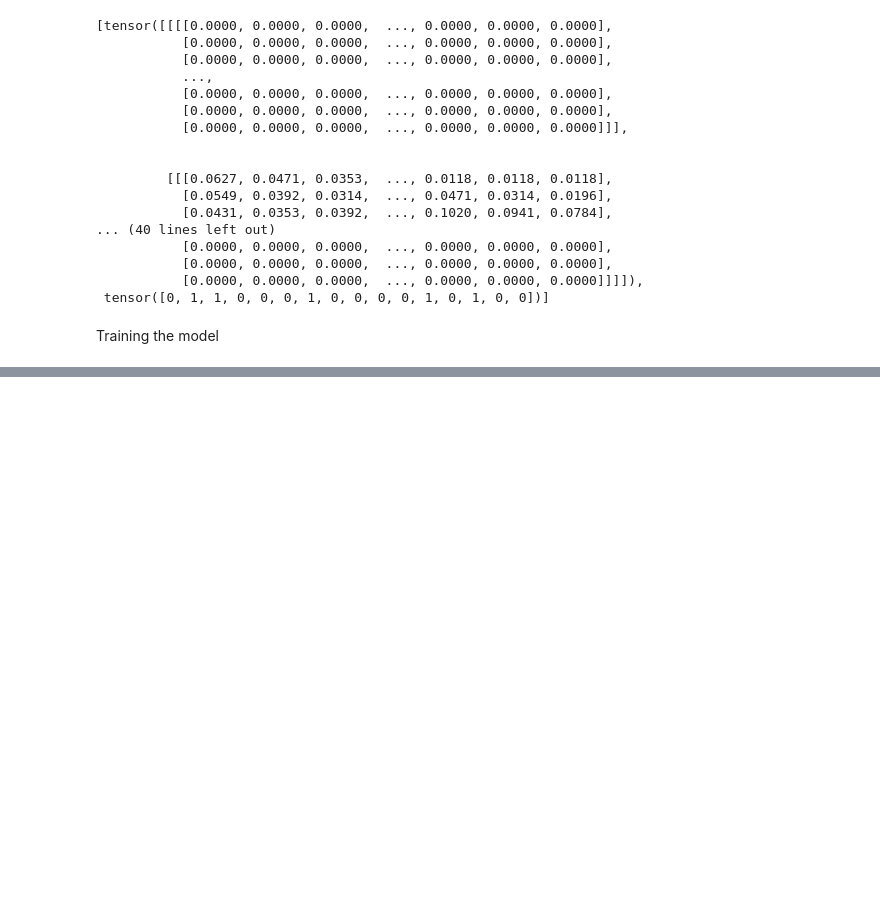
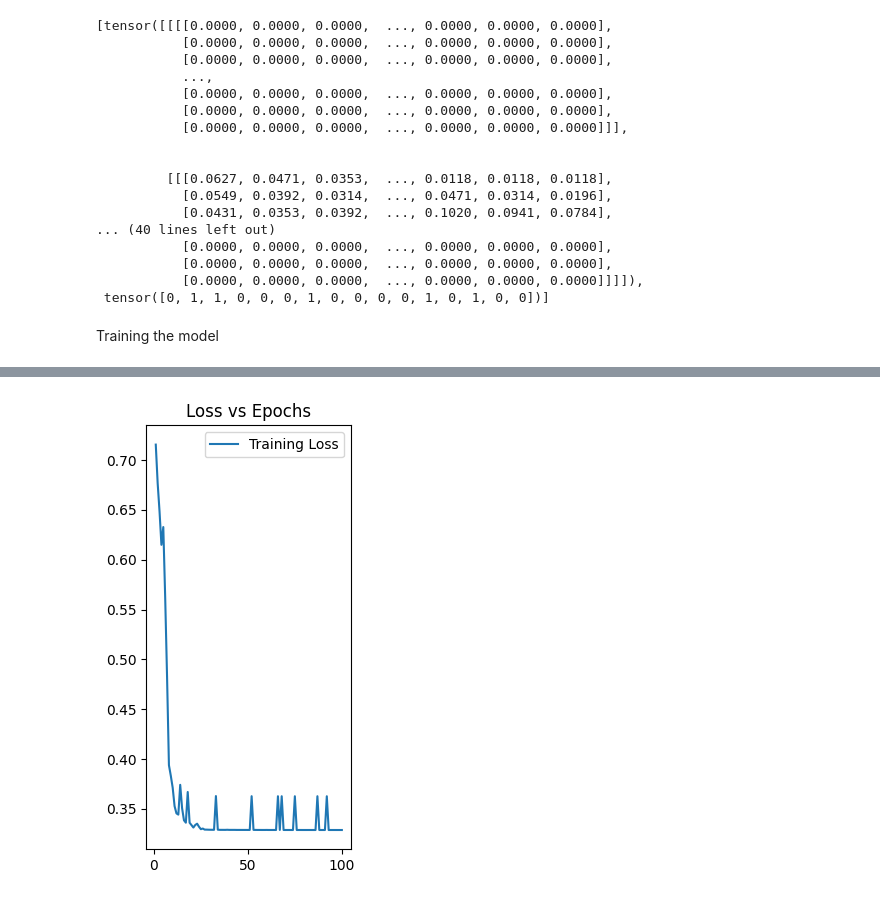
Before and after one commit to HP3-16/torch-learning, a Jupyter notebook: Projects/COVID-XRAY/main.ipynb, the cells around one changed output, grey strips where cells are left out. Drawn from its saved outputs; the diff is of its cells as text; code cells hidden in the pictures; blank space fills up the shorter version.

Commit message:
train viz

```diff
--- a/Projects/COVID-XRAY/main.ipynb
+++ b/Projects/COVID-XRAY/main.ipynb
@@ -123,23 +124,26 @@ optimizier = torch.optim.Adam(covid_model.parameters(),lr=3e-4)
 # %% [markdown]
 Training the model
 # %%
-num_epochs = 10
-
+num_epochs = 100
+losses = []
 def fit_model(num_epochs):
     for epoch in range(num_epochs):
         print("Epoch {}".format({epoch+1}))
-        idx = 1
-        for img,labels in train_dataloader:
-            preds = covid_model(img.to(device))
-            targets = torch.zeros(16,2,dtype=torch.float32)
+        curr_loss = []
+        for idx,batch in enumerate(iter(train_dataloader)):
+            x,y = batch
 
-            for i in range(16):
-                targets[i,labels[i]] = 1
+            covid_model.train()
+            pred = covid_model(x.to(device))
+            loss = loss_function(pred.to(device),y.to(device))
 
-            loss = loss_function(preds.to(device),targets.to(device))
             loss.backward()
 
             optimizier.step()
             optimizier.zero_grad()
 
-            print("Loss: {}".format(round(loss.item(),3)))
+            curr_loss.append(loss)
+
+        mean_epoch_loss = torch.tensor(curr_loss).mean()
+        losses.append(mean_epoch_loss)
+        print("Loss = {}".format(mean_epoch_loss))
@@ -145,0 +170,11 @@ def fit_model(num_epochs):
+# %%
+epoch = np.arange(num_epochs)+1
+plt.figure(figsize=(5,5))
+plt.subplot(121)
+plt.title("Loss vs Epochs")
+plt.plot(epoch,losses,label="Training Loss")
+plt.tight_layout()
+plt.legend()
+plt.show()
+# %% [output]
+[figure, added]
```
Also changed, not shown: parts of 2 cells of this notebook.
